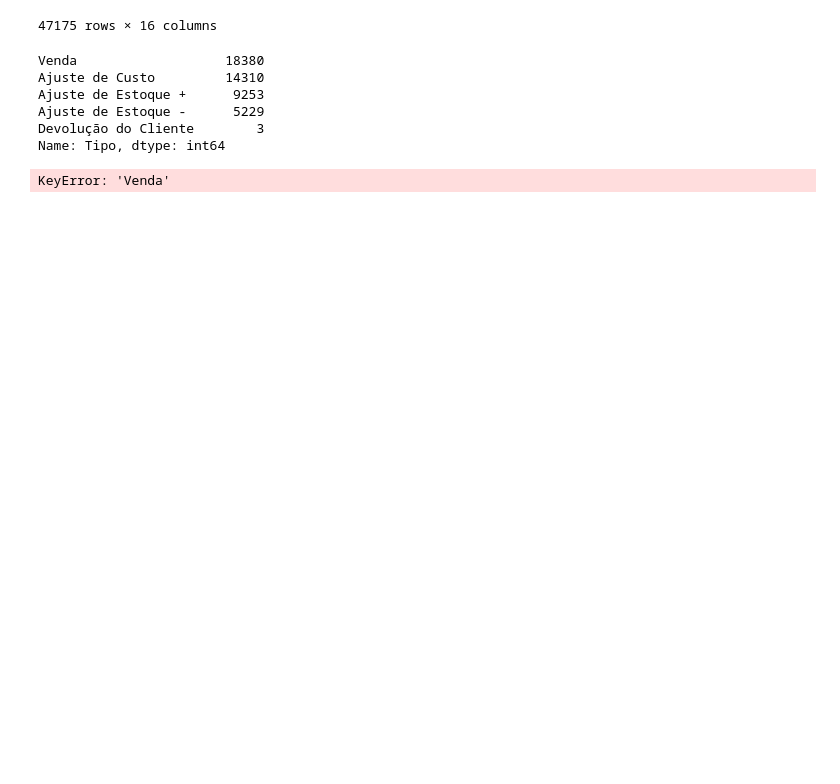
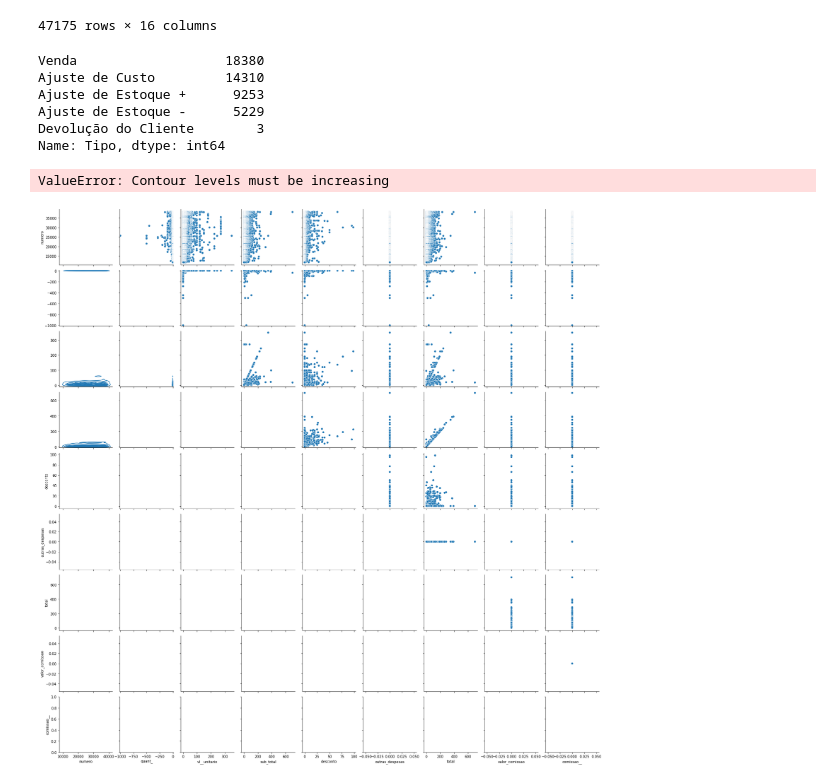
Before and after one commit to donbigode/Timeseries-prediction-model, a Jupyter notebook: Analysis/EDA.ipynb, the cells around one changed output. Cells and saved outputs as stored; diff of their text form; code cells hidden in the pictures; blank space fills up the shorter version.

```diff
--- a/Analysis/EDA.ipynb
+++ b/Analysis/EDA.ipynb
@@ -690,12 +905,3 @@ Ajuste de Estoque +      9253
 Ajuste de Estoque -      5229
 Devolução do Cliente        3
 Name: Tipo, dtype: int64
-# %%
-# Using plotly.express
-import plotly.express as px
-
-df1 = dataframe_transacoes_produto_tratado
-fig = px.line(df1, x="Data", y=dataframe_transacoes_produto_tratado["Venda"])
-fig.show()
-# %% [output]
-KeyError: 'Venda'
@@ -712,0 +908,8 @@ plt.show()
+# %%
+g = sns.PairGrid(dataframe_transacoes_produto_tratado[dataframe_transacoes_produto_tratado['tipo'] == 'Venda'],hue='tipo')
+g.map_upper(sns.scatterplot)
+g.map_lower(sns.kdeplot)
+g.map_diag(sns.kdeplot, lw=3, legend=False)
+# %% [output]
+ValueError: Contour levels must be increasing
+[figure, added]
```
Also changed, not shown: parts of 33 cells of this notebook, 1 other file.
